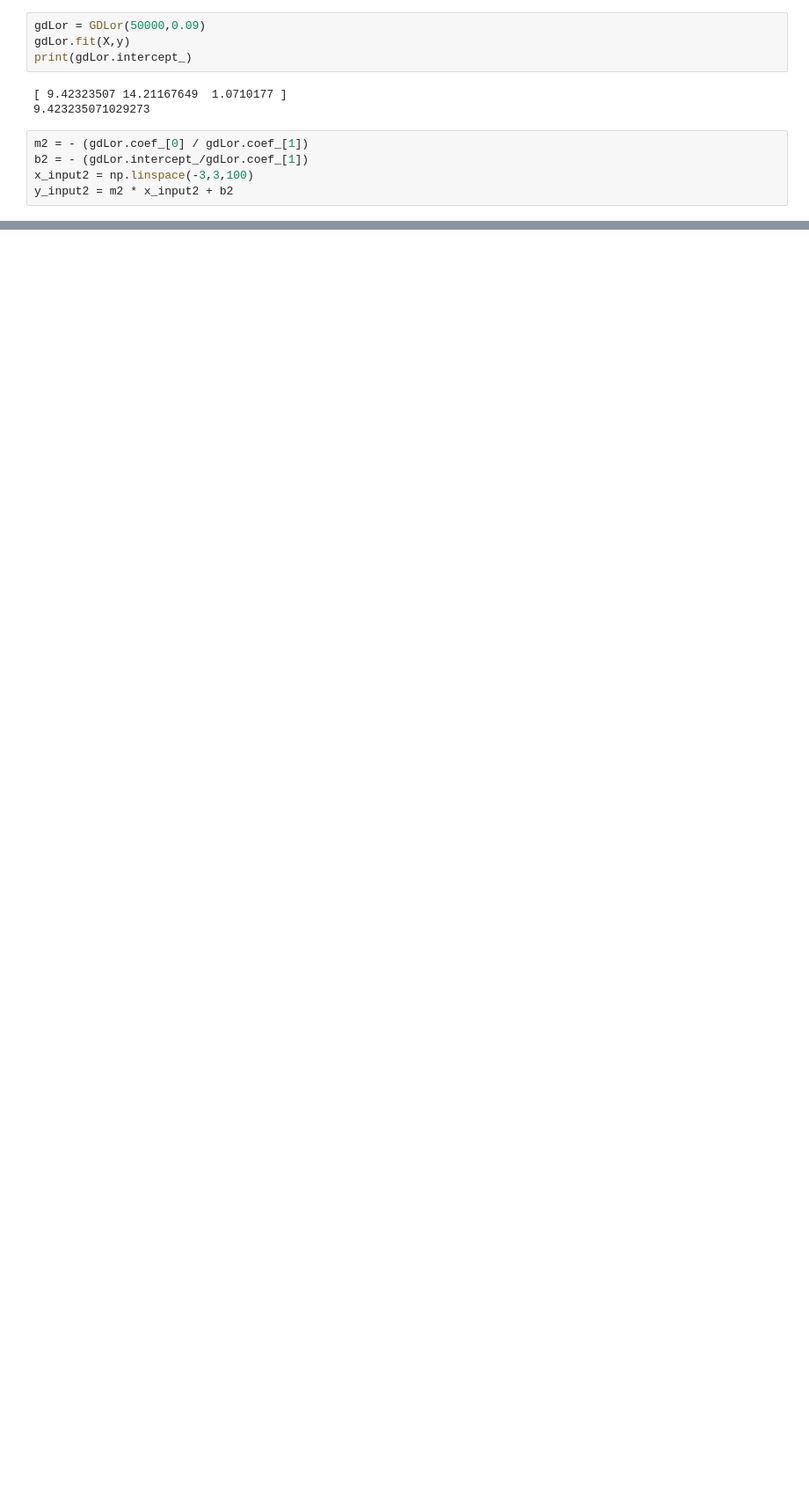
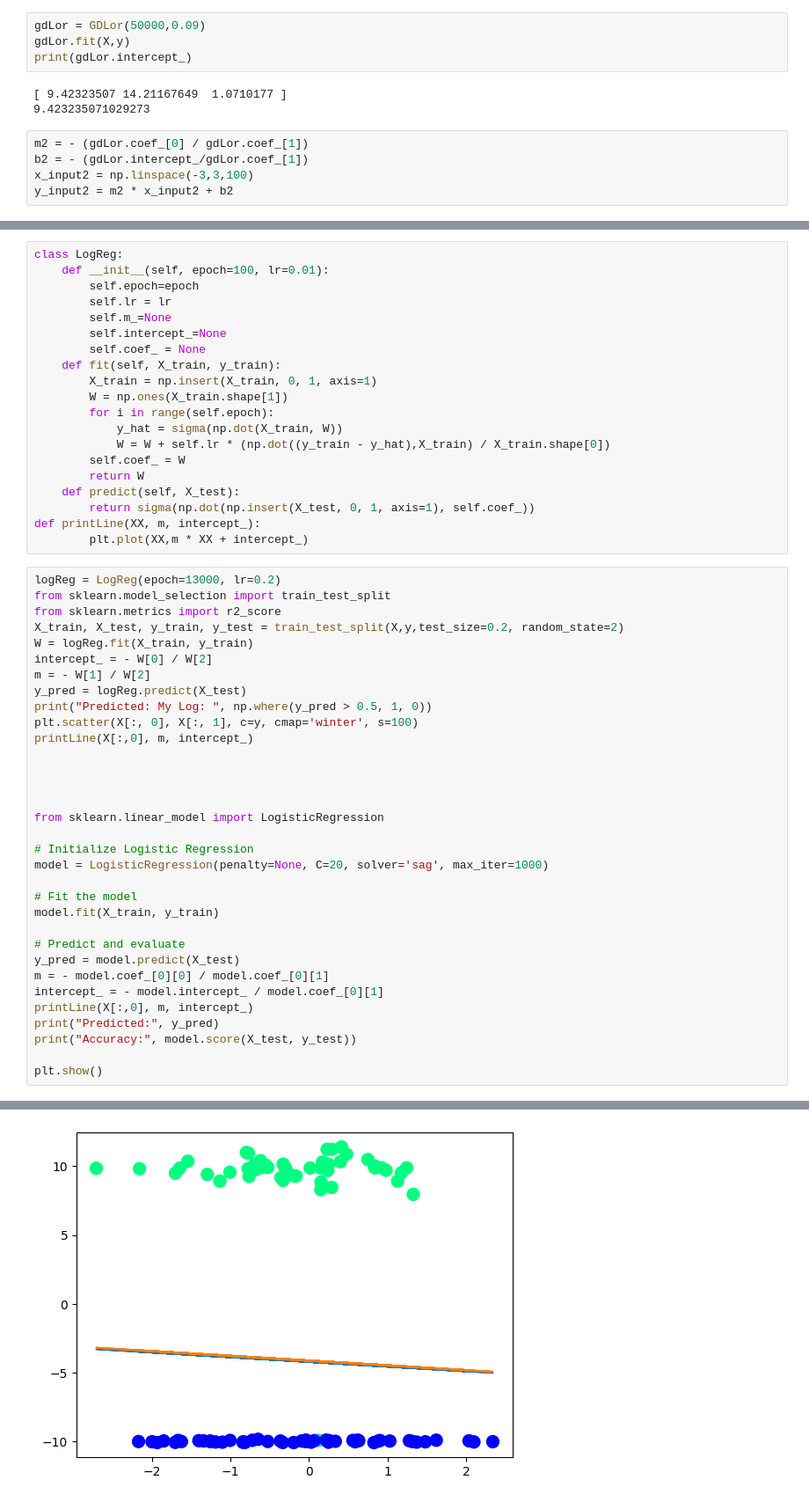
Before and after one commit to RaF-in/ML-Algos, a Jupyter notebook: Logistic Regression/Logistic Regression Grdient Descent.ipynb, the cells around one changed output, grey strips where cells are left out. Shown: that part at 88% size. Drawn from its saved outputs; the diff is of its cells as text; blank space fills up the shorter version.

```diff
--- a/Logistic Regression/Logistic Regression Grdient Descent.ipynb
+++ b/Logistic Regression/Logistic Regression Grdient Descent.ipynb
@@ -64,0 +83,54 @@ plt.plot(x_input,y_input)
+# %%
+class LogReg:
+    def __init__(self, epoch=100, lr=0.01):
+        self.epoch=epoch
+        self.lr = lr
+        self.m_=None
+        self.intercept_=None
+        self.coef_ = None
+    def fit(self, X_train, y_train):
+        X_train = np.insert(X_train, 0, 1, axis=1)
+        W = np.ones(X_train.shape[1])
+        for i in range(self.epoch):
+            y_hat = sigma(np.dot(X_train, W))
+            W = W + self.lr * (np.dot((y_train - y_hat),X_train) / X_train.shape[0])
+        self.coef_ = W
+        return W
+    def predict(self, X_test):
+        return sigma(np.dot(np.insert(X_test, 0, 1, axis=1), self.coef_))
+def printLine(XX, m, intercept_):
+        plt.plot(XX,m * XX + intercept_)
+# %%
+logReg = LogReg(epoch=13000, lr=0.2)
+from sklearn.model_selection import train_test_split
+from sklearn.metrics import r2_score
+X_train, X_test, y_train, y_test = train_test_split(X,y,test_size=0.2, random_state=2)
+W = logReg.fit(X_train, y_train)
+intercept_ = - W[0] / W[2]
+m = - W[1] / W[2]
+y_pred = logReg.predict(X_test)
+print("Predicted: My Log: ", np.where(y_pred > 0.5, 1, 0))
+plt.scatter(X[:, 0], X[:, 1], c=y, cmap='winter', s=100)
+printLine(X[:,0], m, intercept_)
+
+
+
+
+from sklearn.linear_model import LogisticRegression
+
+# Initialize Logistic Regression
+model = LogisticRegression(penalty=None, C=20, solver='sag', max_iter=1000)
+
+# Fit the model
+model.fit(X_train, y_train)
+
+# Predict and evaluate
+y_pred = model.predict(X_test)
+m = - model.coef_[0][0] / model.coef_[0][1]
+intercept_ = - model.intercept_ / model.coef_[0][1]
+printLine(X[:,0], m, intercept_)
+print("Predicted:", y_pred)
+print("Accuracy:", model.score(X_test, y_test))
+
+plt.show()
+# %% [output]
@@ -64,0 +140 @@ plt.plot(x_input,y_input)
+[figure, added]
```
Also changed, not shown: parts of 7 cells of this notebook.
